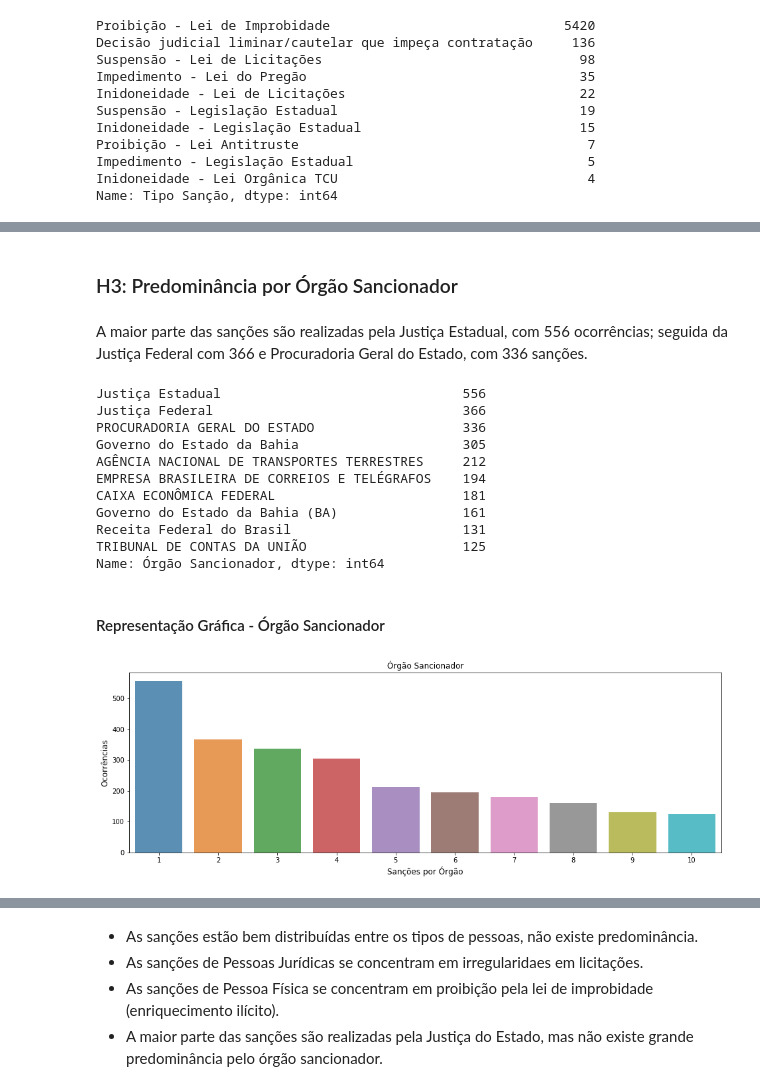
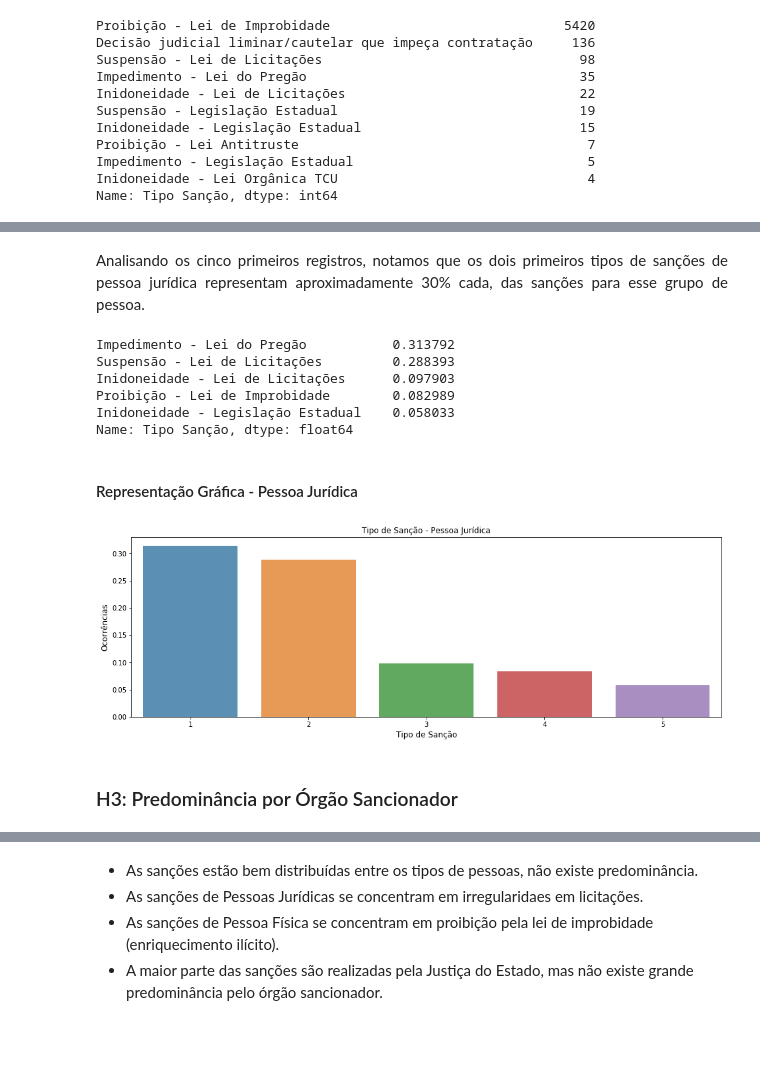
Before and after one commit to gusehr/shout, a Jupyter notebook: notebooks/empresas_inidoneas_suspensas.ipynb, the cells around one changed output, grey strips where cells are left out. Cells and saved outputs as stored; diff of their text form; code cells hidden in the pictures; blank space fills up the shorter version.

```diff
--- a/notebooks/empresas_inidoneas_suspensas.ipynb
+++ b/notebooks/empresas_inidoneas_suspensas.ipynb
@@ -141,32 +137,27 @@ Name: Tipo Sanção, dtype: int64
+# %% [markdown]
+<div style="text-align:justify">
+Analisando os cinco primeiros registros, notamos que os dois primeiros tipos de sanções de pessoa jurídica representam aproximadamente 30% cada, das sanções para esse grupo de pessoa.
+</div>
+# %%
+tp_pj = dataset.loc[dataset[u"Tipo de Pessoa"] == "Juridica"][u"Tipo Sanção"].value_counts(normalize=True).head(5)
+tp_pj
+# %% [output]
+Impedimento - Lei do Pregão           0.313792
+Suspensão - Lei de Licitações         0.288393
+Inidoneidade - Lei de Licitações      0.097903
+Proibição - Lei de Improbidade        0.082989
+Inidoneidade - Legislação Estadual    0.058033
+Name: Tipo Sanção, dtype: float64
+# %% [markdown]
+#### Representação Gráfica - Pessoa Jurídica
+# %%
+plt.figure(figsize=(16, 5))
+sns.barplot(range(1, tp_pj.count() + 1), tp_pj.values, alpha=0.8)
+plt.title(u"Tipo de Sanção - Pessoa Jurídica")
+plt.ylabel(u"Ocorrências", fontsize=12)
+plt.xlabel(u"Tipo de Sanção", fontsize=12)
+plt.show()
+# %% [output]
+[figure, added]
 # %% [markdown]
 ### H3: Predominância por Órgão Sancionador
-# %% [markdown]
-<div style="text-align:justify">
-A maior parte das sanções são realizadas pela Justiça Estadual, com 556 ocorrências; seguida da Justiça Federal com  366 e Procuradoria Geral do Estado, com 336 sanções.
-</div>
-# %%
-orgao = dataset[u"Órgão Sancionador"].value_counts().head(10)
-orgao
-# %% [output]
-Justiça Estadual                               556
-Justiça Federal                                366
-PROCURADORIA GERAL DO ESTADO                   336
-Governo do Estado da Bahia                     305
-AGÊNCIA NACIONAL DE TRANSPORTES TERRESTRES     212
-EMPRESA BRASILEIRA DE CORREIOS E TELÉGRAFOS    194
-CAIXA ECONÔMICA FEDERAL                        181
-Governo do Estado da Bahia (BA)                161
-Receita Federal do Brasil                      131
-TRIBUNAL DE CONTAS DA UNIÃO                    125
-Name: Órgão Sancionador, dtype: int64
-# %% [markdown]
-#### Representação Gráfica - Órgão Sancionador
-# %%
-plt.figure(figsize=(16, 5))
-sns.barplot(range(1, orgao.count() + 1), orgao.values, alpha=0.8)
-plt.title(u"Órgão Sancionador")
-plt.ylabel(u"Ocorrências", fontsize=12)
-plt.xlabel(u"Sanções por Órgão", fontsize=12)
-plt.show()
-# %% [output]
-[figure, removed]
```
Also changed, not shown: parts of 61 cells of this notebook.
